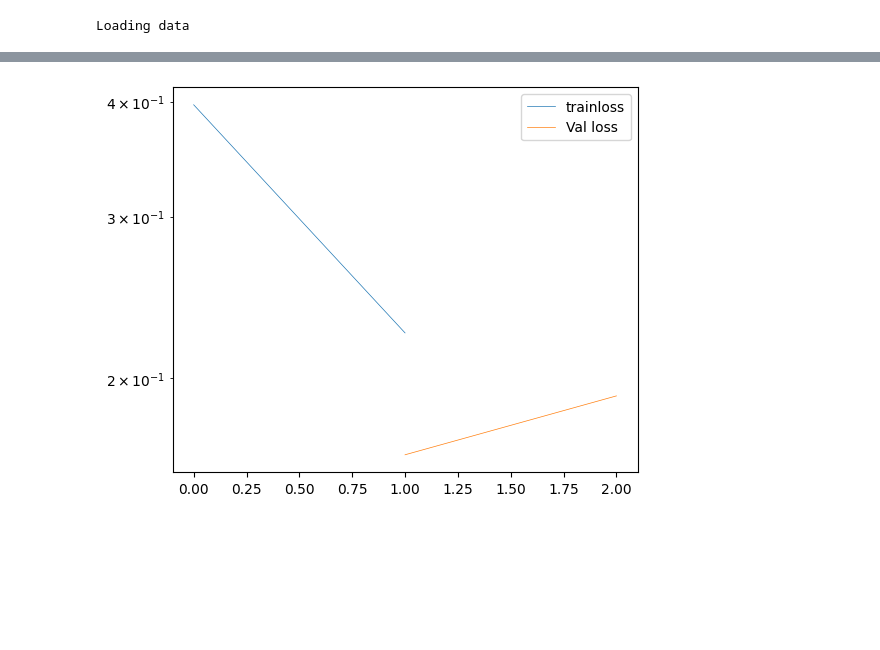
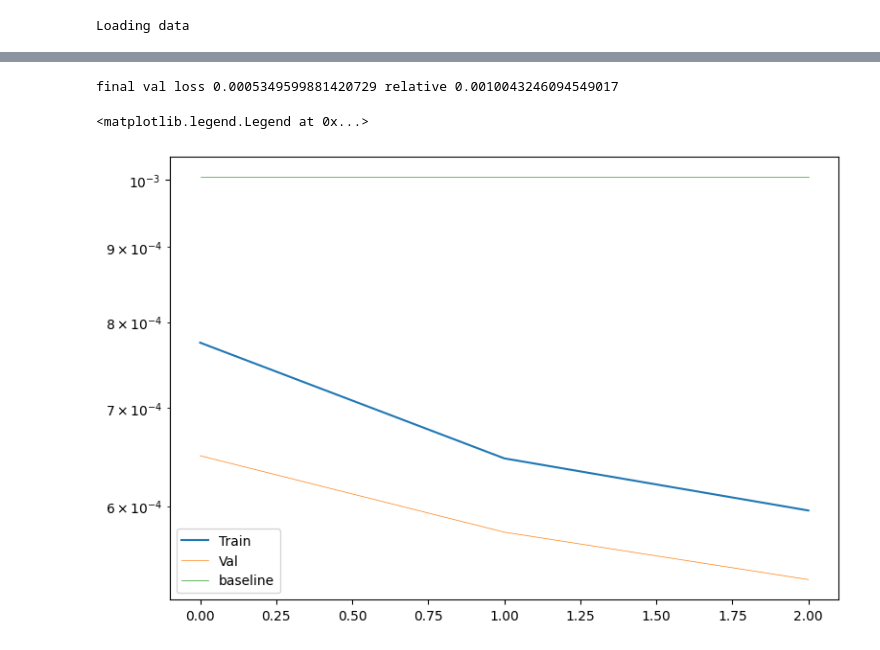
Before and after one commit to ThomasHelfer/TorchGRTL, a Jupyter notebook: notebook.ipynb, the cells around one changed output, grey strips where cells are left out. Cells and saved outputs as stored; diff of their text form; code cells hidden in the pictures; blank space fills up the shorter version.

```diff
--- a/notebook.ipynb
+++ b/notebook.ipynb
@@ -126,6 +172,7 @@ counter = 0
 
 losses_train = []
 losses_val = []
+losses_val_interp = []
 steps_val = []
 # %%
 # Create a random 3D low-resolution input tensor (batch size, channels, depth, height, width)
@@ -152,27 +209,30 @@ optimizerADAM = torch.optim.Adam(net.parameters(), lr=0.0001)
 # Define the ratio for the split (e.g., 80% train, 20% test)
 train_ratio = 0.8
 test_ratio = 1 - train_ratio
+batch_size = 100
 
 # Calculate the number of samples for each split
 num_samples = len(dataX)
 num_train = int(train_ratio * num_samples)
 num_test = num_samples - num_train
 
-train_torch = dataX[:num_train].permute(0, 4, 1, 2, 3).to(device)
-test_torch = dataX[num_train:].permute(0, 4, 1, 2, 3).to(device)
 
-batch_size = 53
+# Create a dataset from tensors
+dataset = TensorDataset(dataX)
+
+# Split the dataset into training and testing datasets
+train_dataset, test_dataset = random_split(dataset, [num_train, num_test])
 
 # Create DataLoader for batching -- in case data gets larger
 train_loader = DataLoader(
-    dataset=TensorDataset(train_torch),
+    dataset=train_dataset,
     batch_size=batch_size,
     shuffle=False,
     pin_memory=False,
     num_workers=0,
 )
 test_loader = DataLoader(
-    dataset=TensorDataset(test_torch),
+    dataset=test_dataset,
     batch_size=batch_size,
     shuffle=False,
     num_workers=0,
@@ -203,5 +263,10 @@ class Hamiltonian_loss:
         return loss
 
 
-oneoverdx = (2 * 32.0) / 16.0
+if small_data:
+    oneoverdx = (2 * 32.0) / 16.0
+else:
+    oneoverdx = (64.0 * 2**res_level) / 512.0
+
+print(f"dx = {1./oneoverdx}")
 my_loss = Hamiltonian_loss(oneoverdx)
@@ -322,17 +387,16 @@ writer.close()
 # %%
-plt.figure(figsize=(6, 5), dpi=100)
-
-plt.plot(np.array(losses_train), label="trainloss", linewidth=0.5)
-plt.plot(steps_val, np.array(losses_val), label="Val loss", linewidth=0.5)
+# Plotting shit at the end
+plt.figure(figsize=(9, 6))
+print(f"final val loss {losses_val[-1]} relative {losses_val_interp[-1]}")
+plt.plot(np.array(losses_train), label="Train")
+plt.plot(steps_val, np.array(losses_val), label="Val", linewidth=0.5)
+plt.plot(steps_val, np.array(losses_val_interp), label="baseline", linewidth=0.5)
 plt.yscale("log")
 plt.legend()
-plt.show()
-plt.close()
-
-writer.flush()
-writer.close()
 # %% [output]
+final val loss 0.0005349599881420729 relative 0.0010043246094549017
+<matplotlib.legend.Legend at 0x...>
-[figure, old version]
+[figure, new version]
 # %%
 # Get comparison with classical methods
 (y_batch,) = next(iter(test_loader))
```
Also changed, not shown: parts of 15 cells of this notebook.
